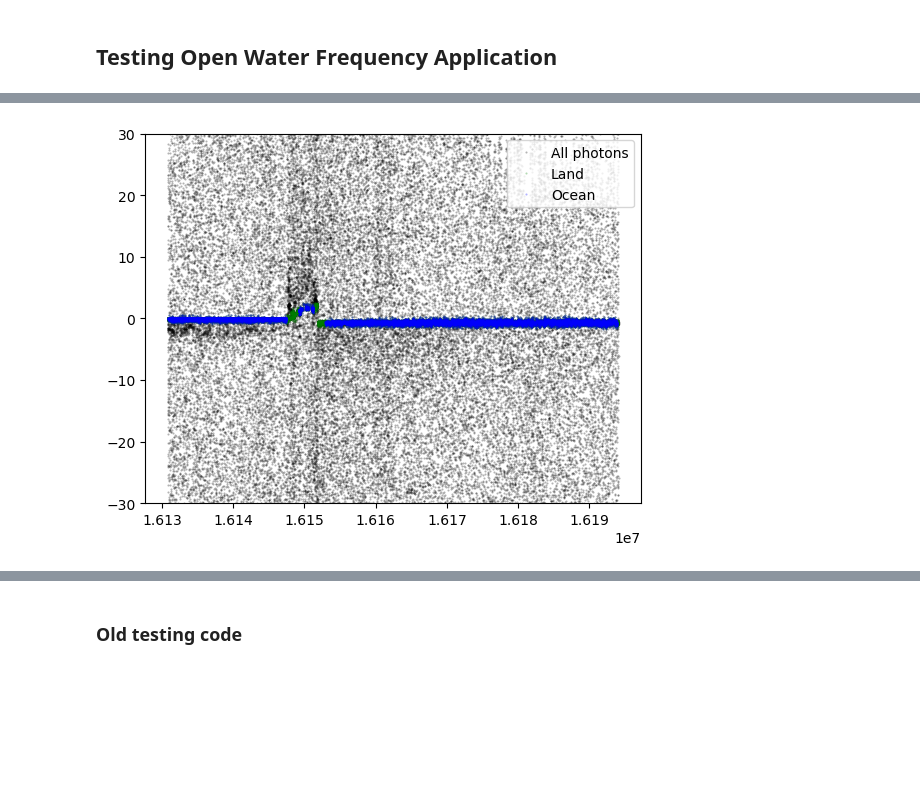
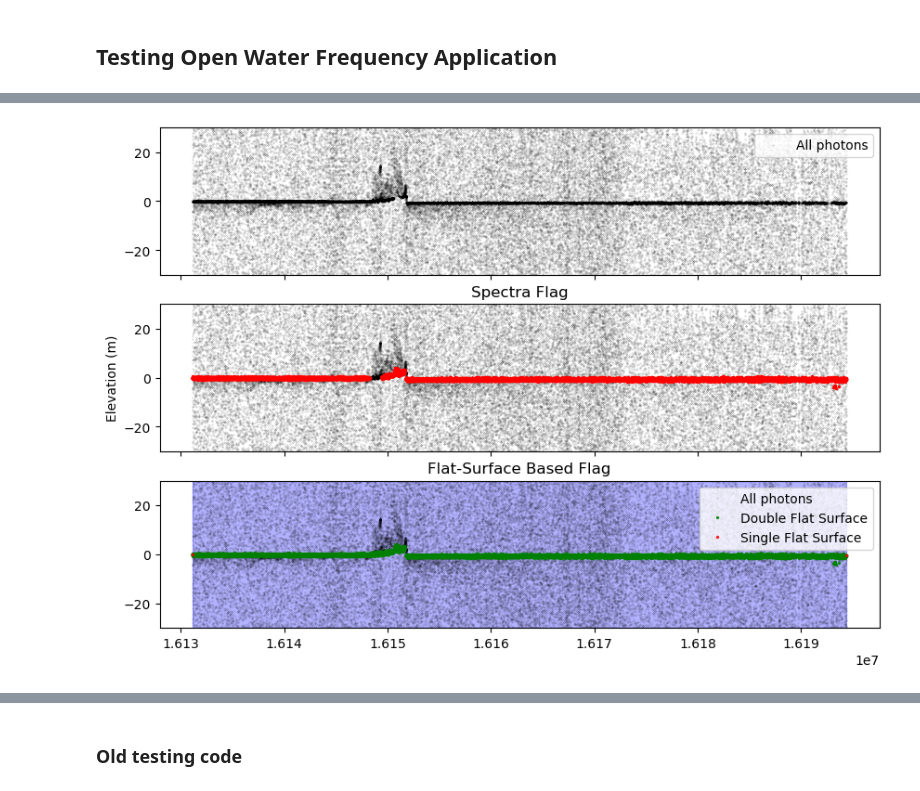
Before and after one commit to jonm3D/OpenOceans, a Jupyter notebook: demos/Computing_Turbidity_Approximation.ipynb, the cells around one changed output, grey strips where cells are left out. Drawn from its saved outputs; the diff is of its cells as text; code cells hidden in the pictures; blank space fills up the shorter version.

```diff
--- a/demos/Computing_Turbidity_Approximation.ipynb
+++ b/demos/Computing_Turbidity_Approximation.ipynb
@@ -32,7 +32,7 @@ AOI.explore()
 # %%
 h5_filepath = '../sample_data/north_carolina_ATL03_20191024144104_04230506_005_01.h5'
 
-p = oo.Profile.from_h5(h5_filepath, 'gt2l', aoi=AOI, verbose=False)
+p = oo.Profile.from_h5(h5_filepath, 'gt3l', aoi=AOI, verbose=False)
 
 print(p)
 # %% [output]
@@ -326,24 +329,96 @@ No artists with labels found to put in legend.  Note that artists whose label st
 ## Testing Open Water Frequency Application
 # %%
 # integrated into open oceans
-
-m.is_water # photon resolution water flag
-
 
 z_ph = m.profile.data.height - m.profile.data.geoid_z
 x_ph = m.profile.data.dist_ph_along
 
-
 # water index is same dimensions as surface photons only
 x_surf = x_ph[m.profile.data.classification==41].values
 z_surf = z_ph[m.profile.data.classification==41].values
-water_idx = m.is_water.astype(bool)
+spectral_idx = m.surface_data.spectral_similiarity_flag.values.astype(bool)
+flat_surf_score = m.surface_data.flat_surface_flag
+
+f, ax = plt.subplots(3, 1, figsize=(10, 7), sharex=True, sharey=True)
+
+ax[0].plot(x_ph, z_ph, 'k.', markersize=0.5, alpha=0.3, label='All photons')
+# ax[0].plot(x_surf, z_surf, 'r', label='Surface Model')
+ax[0].legend()
+
+ax[1].plot(x_ph, z_ph, 'k.', markersize=0.5, alpha=0.3, label='All photons')
+ax[1].plot(x_surf[spectral_idx], z_surf[spectral_idx], 'r.', markersize=3, label='Surface Model')
+ax[1].set_title('Spectra Flag')
+ax[1].set_ylabel('Elevation (m)')
+
+ax[2].plot(x_ph, z_ph, 'k.', markersize=0.5, alpha=0.3, label='All photons')
+ax[2].plot(x_surf[flat_surf_score == 2], z_surf[flat_surf_score == 2], 'g.',
+    alpha=0.8, markersize=3, label='Double Flat Surface')
+ax[2].plot(x_surf[flat_surf_score == 1], z_surf[flat_surf_score == 1], 'r.',
+    alpha=0.8, markersize=3, label='Single Flat Surface')
+ax[2].legend()
+
+ax[2].set_title('Flat-Surface Based Flag')
+ax[2].set_ylim(-30, 30)
+
+# loop through each chunk of values in each water flag
+flat_flag_plot_edges = np.where(np.diff(flat_surf_score) != 0)[0] + 1
+
+# append start and end values to 'bin edges' for ease of looping
+flat_flag_plot_edges = np.insert(flat_flag_plot_edges, 0, 0)
+
+# if the last bin wasn't addressed for plotting, do that now
+if flat_flag_plot_edges[-1] != (len(flat_surf_score)-1):
+    flat_flag_plot_edges = np.insert(flat_flag_plot_edges, len(flat_flag_plot_edges), len(flat_surf_score))
+
+for i in range(len(flat_flag_plot_edges) - 1):
+
+    if flat_surf_score[i]==2:
+        ax[2].fill_betweenx([-30, 30], x_surf[flat_flag_plot_edges[i]], x_surf[flat_flag_plot_edges[i+1]], color='b', alpha=0.3)
 
 
-f, ax = plt.subplots()
-plt.plot(x_ph, z_ph, 'k.', markersize=1, alpha=0.3, label='All photons')
-plt.plot(x_surf, z_surf, 'g.', markersize=1, alpha=0.3, label='Land')
-plt.plot(x_surf[water_idx], z_surf[water_idx], 'b.', markersize=1, alpha=0.3, label='Ocean')
-plt.ylim(-30, 30)
-plt.legend()
+
+# annoying way to plot the background colors deal with this later
+# for i in range(m.surface_data.shape[0]):
+
+#     if i == 0:
+#         i_prev = i
+
+#         #get starting fill along track
+#         i_at_start_flat = m.surface_data.dist_ph_along[i_prev]
+#         i_at_start_spec = m.surface_data.dist_ph_along[i_prev]
+
+#     else:
+#         i_prev = i-1
+
+#     # get previous photon values
+#     i_flat_prev = m.surface_data.flat_surface_flag[i_prev]
+#     i_similar_spectra_prev = m.surface_data.spectral_similiarity_flag[i_prev]
+#     i_at_prev = m.surface_data.dist_ph_along[i_prev]
+
+#     i_flat = m.surface_data.flat_surface_flag[i]
+#     i_similar_spectra = m.surface_data.spectral_similiarity_flag[i]
+#     i_at = m.surface_data.dist_ph_along[i]
+
+#     # only plot if this is a change from the previous
+#     if i_flat != i_flat_prev:
+#         if i_flat_prev == 2:
+#             ax[1].fill_betweenx(y_range, i_at_start_flat, i_at, color='b', alpha=0.3)
+
+#         elif i_flat_prev == 1:
+#             ax[1].fill_betweenx(y_range, i_at_start_flat, i_at, color='y', alpha=0.3)
+
+#         elif i_flat_prev == 0:
+#             ax[1].fill_betweenx(y_range, i_at_start_flat, i_at, color='r', alpha=0.3)
+
+#         i_at_start_flat = i_at
+
+#     # only plot if this is a change from the previous
+#     if i_similar_spectra != i_similar_spectra_prev:
+
+#         if i_similar_spectra_prev:
+#             ax[2].fill_betweenx(y_range, i_at_start_spec, i_at, color='b', alpha=0.3)
+#         else:
+#             ax[2].fill_betweenx(y_range, i_at_start_spec, i_at, color='g', alpha=0.3)
+
+#         i_at_start_spec = i_at
 # %% [output]
@@ -351 +426 @@ plt.legend()
-[figure, old version]
+[figure, new version]
```
Also changed, not shown: parts of 14 cells of this notebook, 3 other files.
